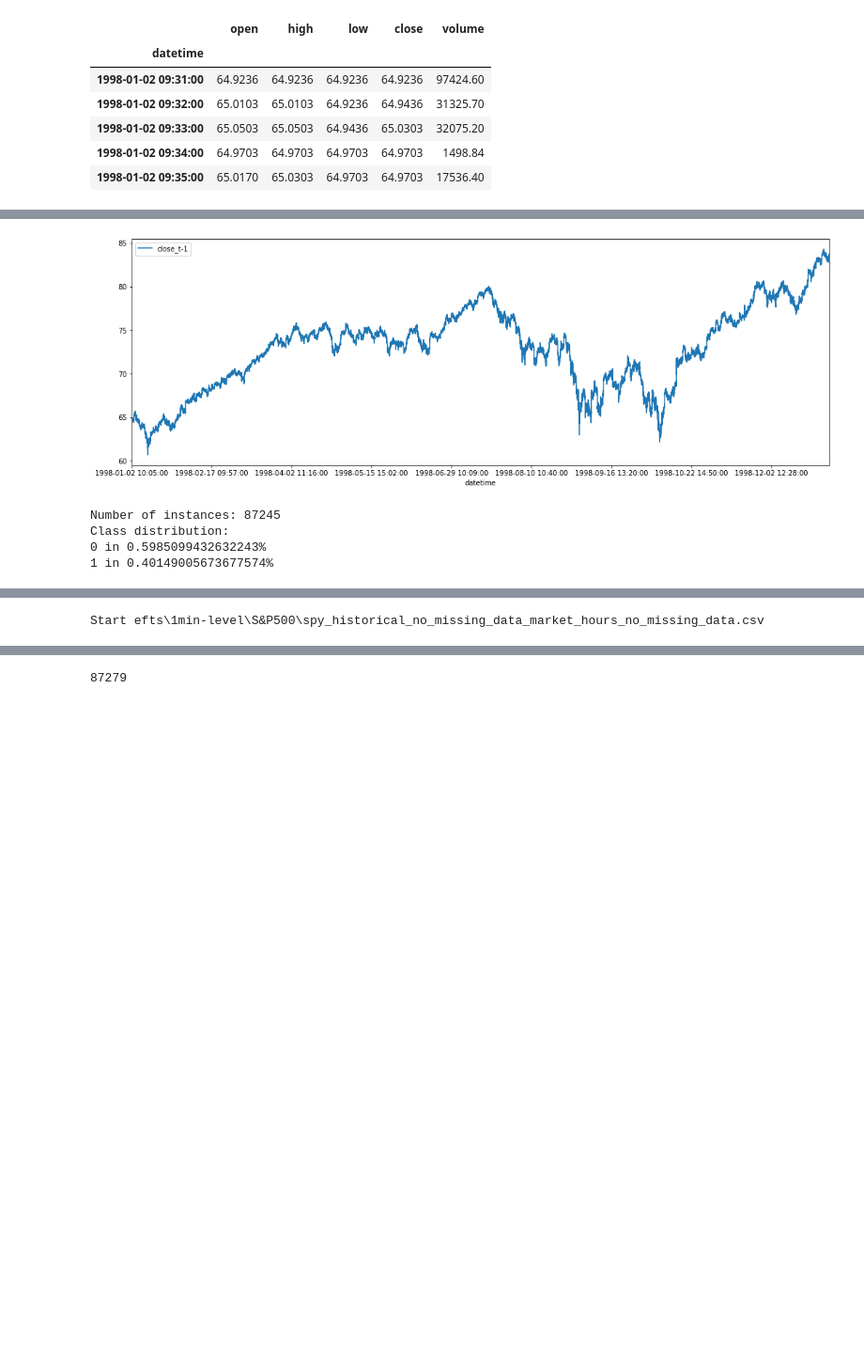
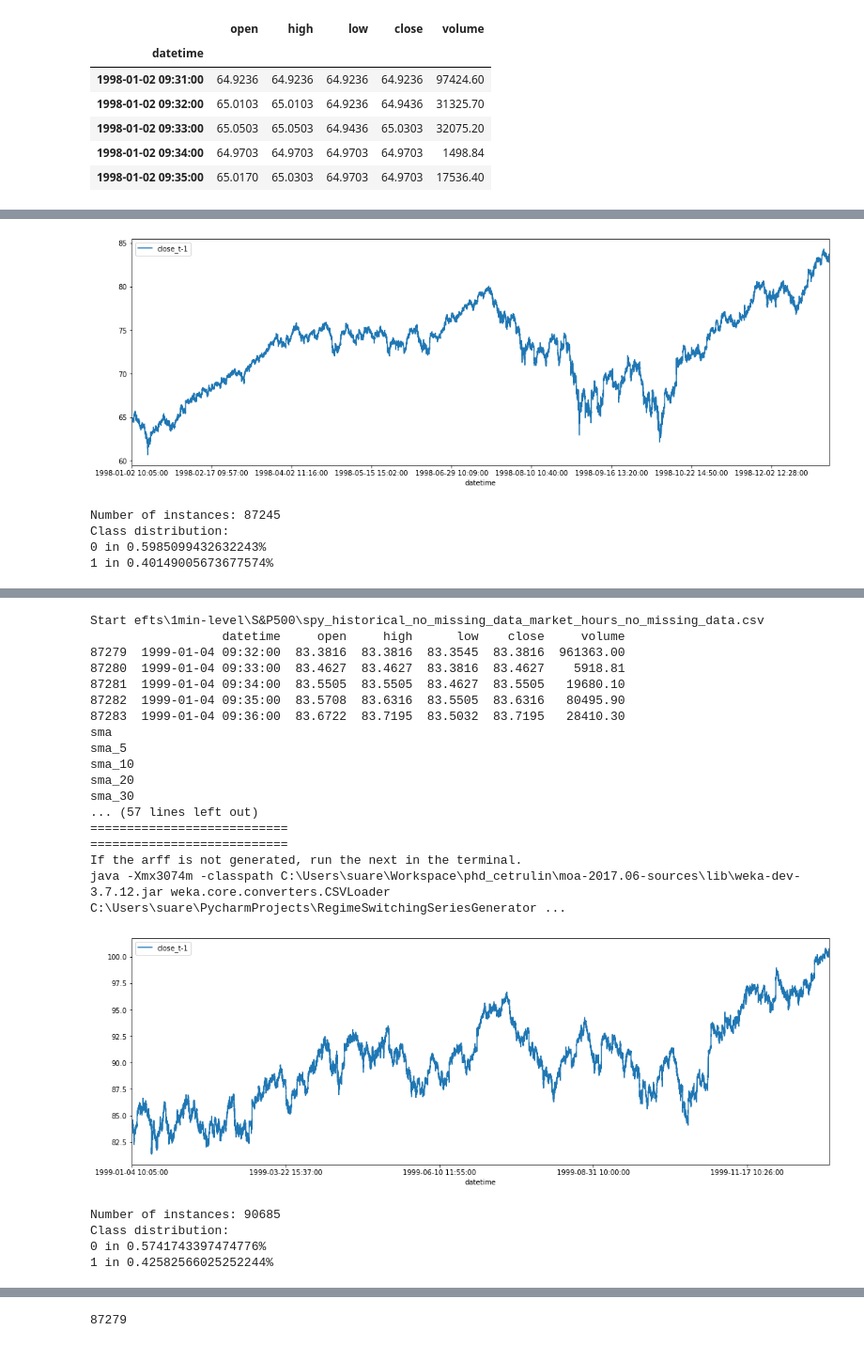
Before and after one commit to cetrulin/regime-switching-series-generator, a Jupyter notebook: notebooks/Data_preparation_experiments_NA_no_handling_gaps-QUANTQUOTE_MINUTES.ipynb, the cells around one changed output, grey strips where cells are left out. Shown at 94% size. Cells and saved outputs as stored; diff of their text form; code cells hidden in the pictures; blank space fills up the shorter version.

```diff
--- a/notebooks/Data_preparation_experiments_NA_no_handling_gaps-QUANTQUOTE_MINUTES.ipynb
+++ b/notebooks/Data_preparation_experiments_NA_no_handling_gaps-QUANTQUOTE_MINUTES.ipynb
@@ -517,9 +553,12 @@ for file in files:
 
         # Select columns for output
         # best pool found through indicators grid search script
+#         columns_selected = ['rsi_10','willr_10','macd_macd','cci_10','mom_10','stoch_slowk','stoch_slowd','sma_5','sma_10',
+#                             'wma_10','ema_10','trima_10','adx_10','bbands_upperband','bbands_lowerband','roc_10',
+#                             'aroon_aroondown','aroon_aroonup', 'cos_time', 'cos_dow', 'dividends', 'label']
         columns_selected = ['rsi_10','willr_10','macd_macd','cci_10','mom_10','stoch_slowk','stoch_slowd','sma_5','sma_10',
-                            'wma_10','ema_10','trima_10','adx_10','bbands_upperband','bbands_lowerband','roc_10',
-                            'aroon_aroondown','aroon_aroonup',  'cos_time', 'cos_dow', 'dividends', 'label']
+                'wma_10','ema_10','trima_10','adx_10','bbands_upperband','bbands_lowerband','roc_10',
+                'aroon_aroondown','aroon_aroonup', 'cos_time', 'cos_dow', 'label']
     #     columns_selected = ['datetime', 'sma_5','ema_5','sma_20','ema_20','adosc_10','macd_macd','willr_10','stoch_slowk','stoch_slowd','cci_10','ema_10','rsi_10','sma_10','mom_10', 'label']
 
         # Export processed data
@@ -566,11 +605,32 @@ Start efts\1min-level\S&P500\spy_historical_no_missing_data_market_hours_no_miss
 ===========================
 ===========================
 If the arff is not generated, run the next in the terminal.
 java -Xmx3074m -classpath C:\Users\suare\Workspace\phd_cetrulin\moa-2017.06-sources\lib\weka-dev-3.7.12.jar weka.core.converters.CSVLoader C:\Users\suare\PycharmProjects\RegimeSwitchingSeriesGenerator ...
 [figure]
 Number of instances: 87245
 Class distribution:
 0 in 0.5985099432632243%
 1 in 0.40149005673677574%
 [interactive output not drawn]
 Start efts\1min-level\S&P500\spy_historical_no_missing_data_market_hours_no_missing_data.csv
+                  datetime     open     high      low    close     volume
+87279  1999-01-04 09:32:00  83.3816  83.3816  83.3545  83.3816  961363.00
+87280  1999-01-04 09:33:00  83.4627  83.4627  83.3816  83.4627    5918.81
+87281  1999-01-04 09:34:00  83.5505  83.5505  83.4627  83.5505   19680.10
+87282  1999-01-04 09:35:00  83.5708  83.6316  83.5505  83.6316   80495.90
+87283  1999-01-04 09:36:00  83.6722  83.7195  83.5032  83.7195   28410.30
+sma
+sma_5
+sma_10
+sma_20
+sma_30
+... (57 lines left out)
+===========================
+===========================
+If the arff is not generated, run the next in the terminal.
+java -Xmx3074m -classpath C:\Users\suare\Workspace\phd_cetrulin\moa-2017.06-sources\lib\weka-dev-3.7.12.jar weka.core.converters.CSVLoader C:\Users\suare\PycharmProjects\RegimeSwitchingSeriesGenerator ...
+[figure, added]
+Number of instances: 90685
+Class distribution:
+0 in 0.5741743397474776%
+1 in 0.42582566025252244%
```
Also changed, not shown: parts of 9 cells of this notebook, 1 other file.
